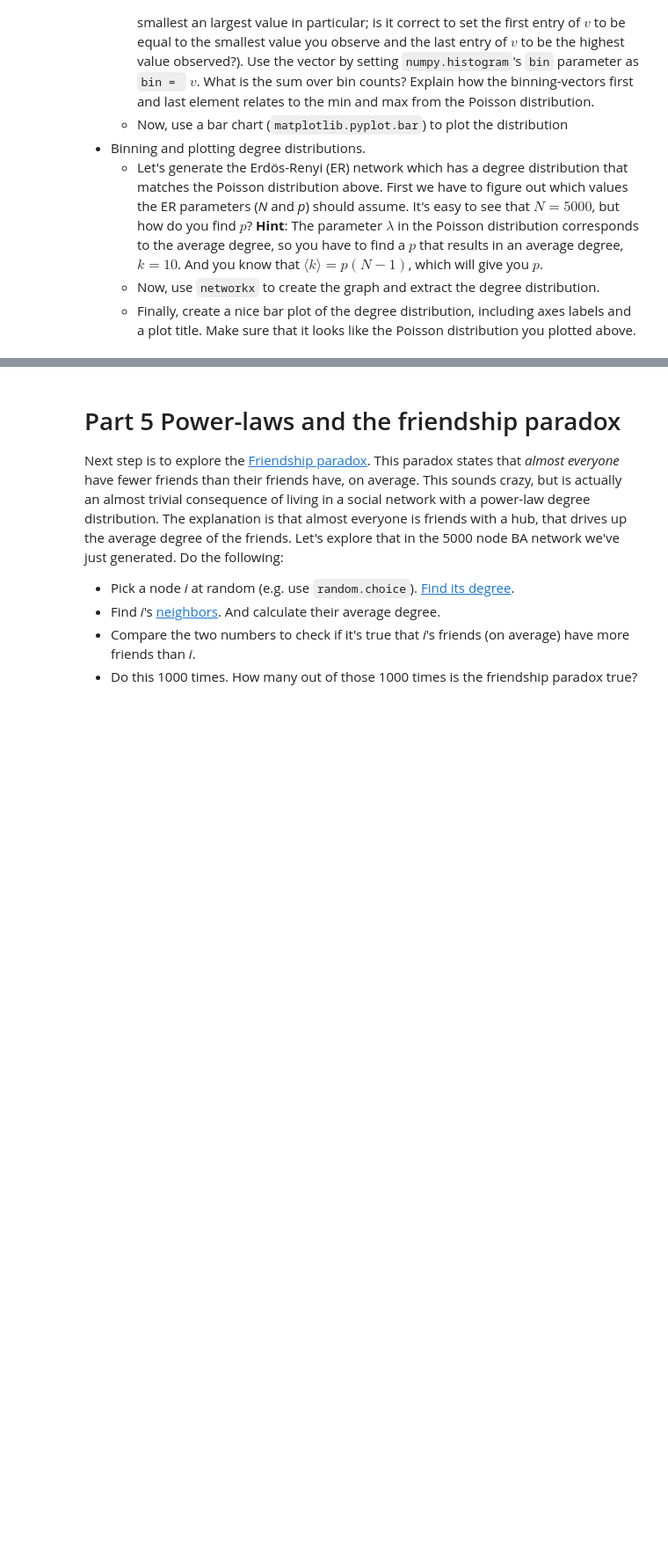
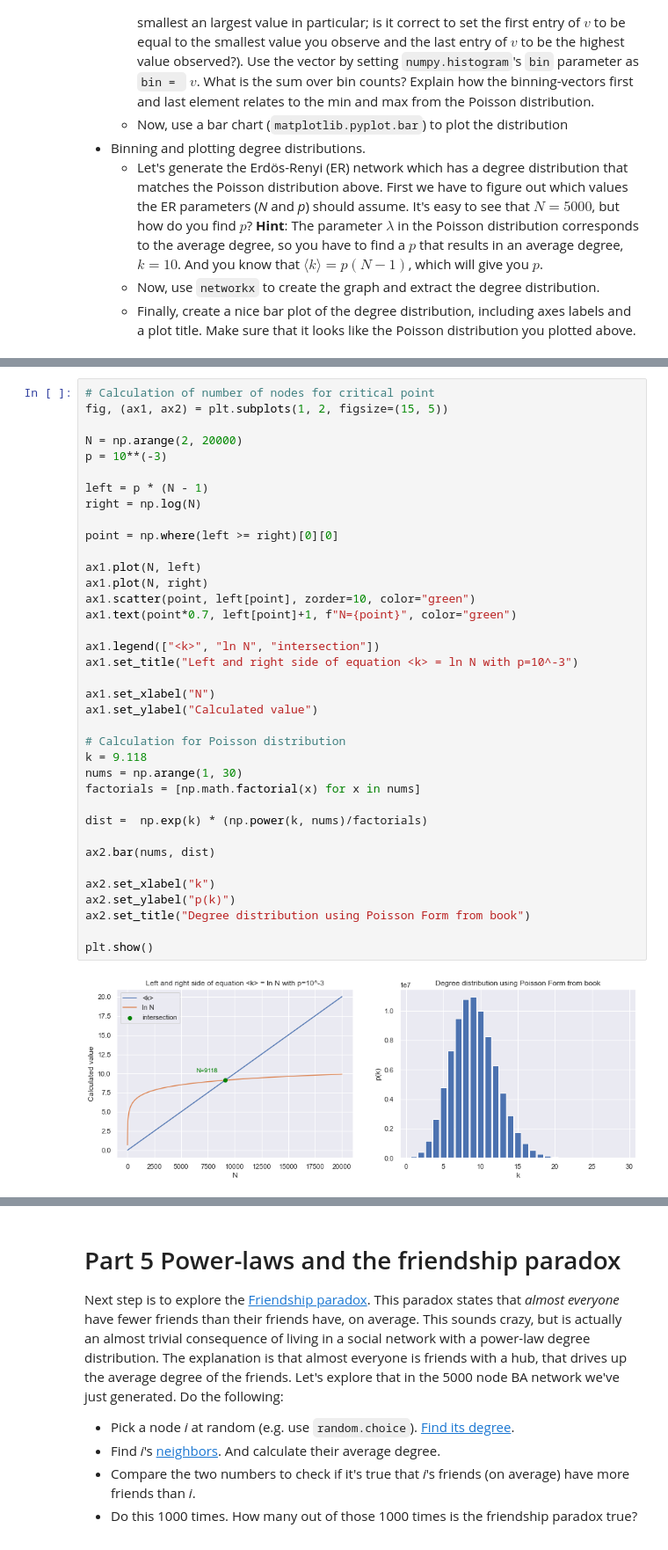
Before and after one commit to Moesen/socialgraphs2021, a Jupyter notebook: Assignment1/Assignment1Gustav.ipynb, the cells around one changed output, grey strips where cells are left out. Shown at 88% size. Cells and saved outputs as stored; diff of their text form; blank space fills up the shorter version.

```diff
--- a/Assignment1/Assignment1Gustav.ipynb
+++ b/Assignment1/Assignment1Gustav.ipynb
@@ -42,0 +214,39 @@ By the way, the default plot coming out of `networkx` doesn't look like the one
+# %%
+# Calculation of number of nodes for critical point
+fig, (ax1, ax2) = plt.subplots(1, 2, figsize=(15, 5))
+
+N = np.arange(2, 20000)
+p = 10**(-3)
+
+left = p * (N - 1)
+right = np.log(N)
+
+point = np.where(left >= right)[0][0]
+
+ax1.plot(N, left)
+ax1.plot(N, right)
+ax1.scatter(point, left[point], zorder=10, color="green")
+ax1.text(point*0.7, left[point]+1, f"N={point}", color="green")
+
+ax1.legend(["<k>", "ln N", "intersection"])
+ax1.set_title("Left and right side of equation <k> = ln N with p=10^-3")
+
+ax1.set_xlabel("N")
+ax1.set_ylabel("Calculated value")
+
+# Calculation for Poisson distribution
+k = 9.118
+nums = np.arange(1, 30)
+factorials = [np.math.factorial(x) for x in nums]
+
+dist =  np.exp(k) * (np.power(k, nums)/factorials)
+
+ax2.bar(nums, dist)
+
+ax2.set_xlabel("k")
+ax2.set_ylabel("p(k)")
+ax2.set_title("Degree distribution using Poisson Form from book")
+
+plt.show()
+# %% [output]
+[figure, added]
```
Also changed, not shown: parts of 16 cells of this notebook, 1 other file.
